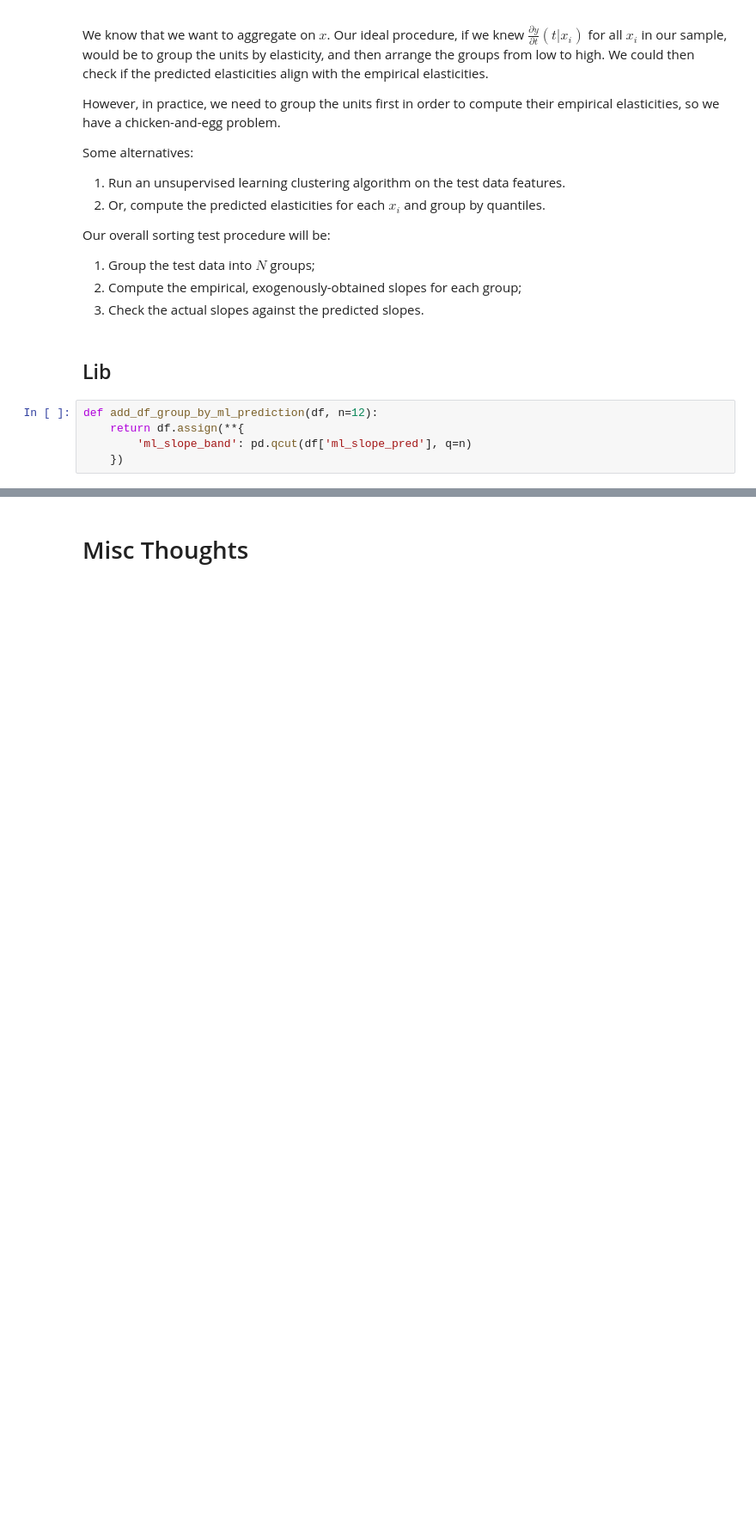
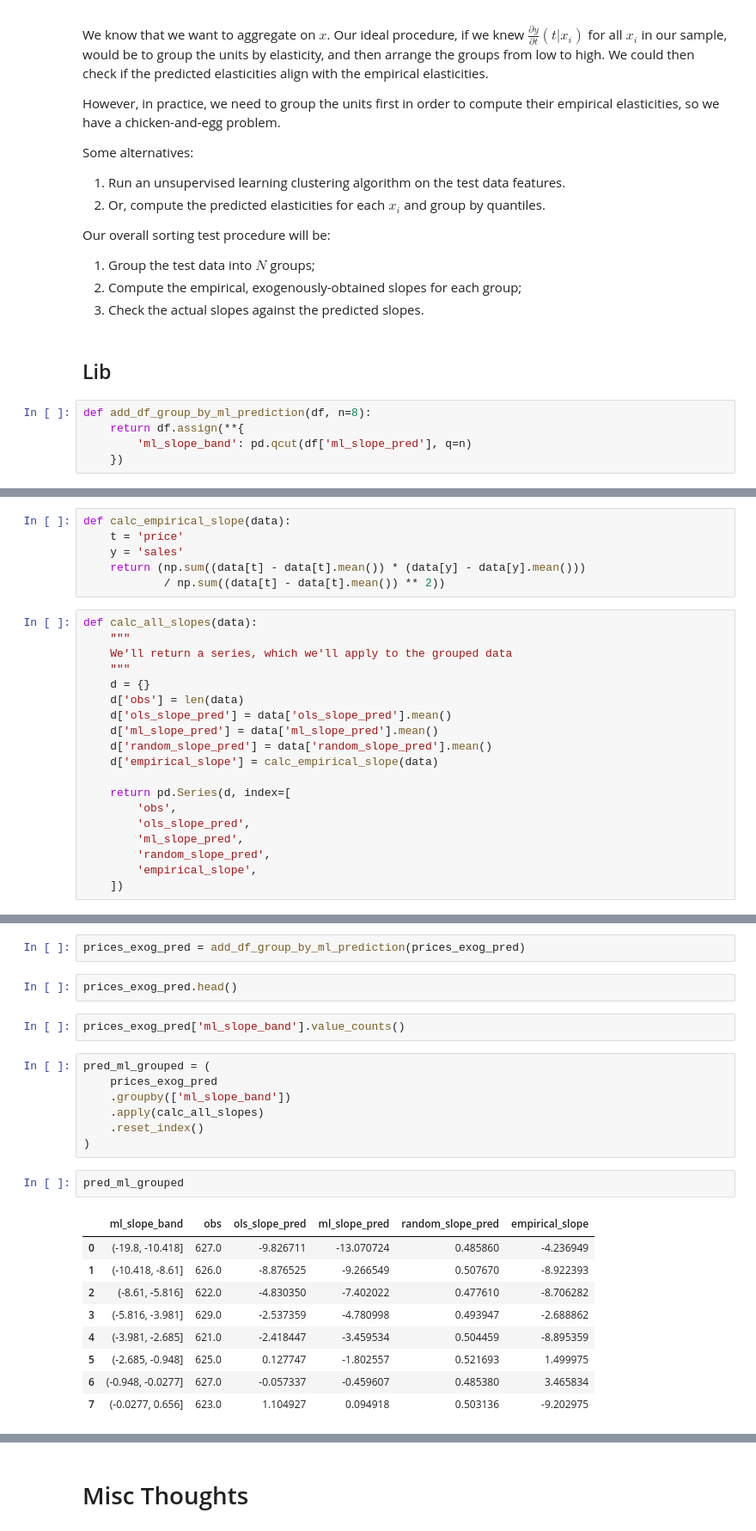
Before and after one commit to dzhang203/tell_me_why, a Jupyter notebook: notebooks/mf-19-evaluating-causal-models.ipynb, the cells around one changed output, grey strips where cells are left out. Shown at 86% size. Drawn from its saved outputs; the diff is of its cells as text; blank space fills up the shorter version.

```diff
--- a/notebooks/mf-19-evaluating-causal-models.ipynb
+++ b/notebooks/mf-19-evaluating-causal-models.ipynb
@@ -167,7 +167,7 @@ Our overall sorting test procedure will be:
 # %% [markdown]
 ## Lib
 # %%
-def add_df_group_by_ml_prediction(df, n=12):
+def add_df_group_by_ml_prediction(df, n=8):
     return df.assign(**{
         'ml_slope_band': pd.qcut(df['ml_slope_pred'], q=n)
     })
@@ -202,0 +174,25 @@ Name: ml_slope_band, dtype: int64
+# %%
+def calc_empirical_slope(data):
+    t = 'price'
+    y = 'sales'
+    return (np.sum((data[t] - data[t].mean()) * (data[y] - data[y].mean()))
+            / np.sum((data[t] - data[t].mean()) ** 2))
+# %%
+def calc_all_slopes(data):
+    """
+    We'll return a series, which we'll apply to the grouped data
+    """
+    d = {}
+    d['obs'] = len(data)
+    d['ols_slope_pred'] = data['ols_slope_pred'].mean()
+    d['ml_slope_pred'] = data['ml_slope_pred'].mean()
+    d['random_slope_pred'] = data['random_slope_pred'].mean()
+    d['empirical_slope'] = calc_empirical_slope(data)
+
+    return pd.Series(d, index=[
+        'obs',
+        'ols_slope_pred',
+        'ml_slope_pred',
+        'random_slope_pred',
+        'empirical_slope',
+    ])
@@ -202,0 +206,25 @@ Name: ml_slope_band, dtype: int64
+# %%
+prices_exog_pred = add_df_group_by_ml_prediction(prices_exog_pred)
+# %%
+prices_exog_pred.head()
+# %%
+prices_exog_pred['ml_slope_band'].value_counts()
+# %%
+pred_ml_grouped = (
+    prices_exog_pred
+    .groupby(['ml_slope_band'])
+    .apply(calc_all_slopes)
+    .reset_index()
+)
+# %%
+pred_ml_grouped
+# %% [output]
+|  | ml_slope_band | obs | ols_slope_pred | ml_slope_pred | random_slope_pred | empirical_slope |
+| 0 | (-19.8, -10.418] | 627.0 | -9.826711 | -13.070724 | 0.485860 | -4.236949 |
+| 1 | (-10.418, -8.61] | 626.0 | -8.876525 | -9.266549 | 0.507670 | -8.922393 |
+| 2 | (-8.61, -5.816] | 622.0 | -4.830350 | -7.402022 | 0.477610 | -8.706282 |
+| 3 | (-5.816, -3.981] | 629.0 | -2.537359 | -4.780998 | 0.493947 | -2.688862 |
+| 4 | (-3.981, -2.685] | 621.0 | -2.418447 | -3.459534 | 0.504459 | -8.895359 |
+| 5 | (-2.685, -0.948] | 625.0 | 0.127747 | -1.802557 | 0.521693 | 1.499975 |
+| 6 | (-0.948, -0.0277] | 627.0 | -0.057337 | -0.459607 | 0.485380 | 3.465834 |
+| 7 | (-0.0277, 0.656] | 623.0 | 1.104927 | 0.094918 | 0.503136 | -9.202975 |
```
Also changed, not shown: parts of 26 cells of this notebook.
